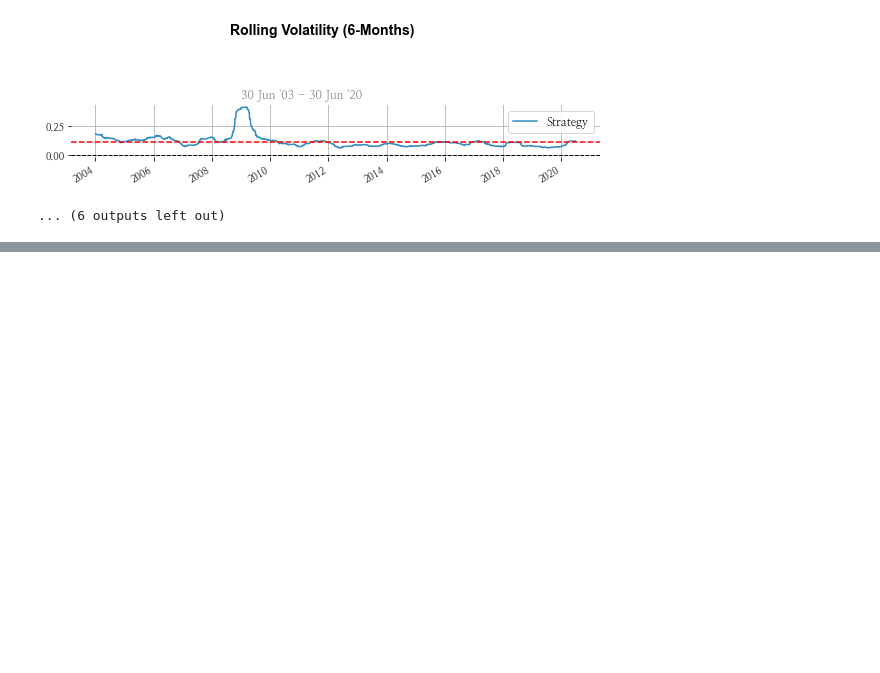
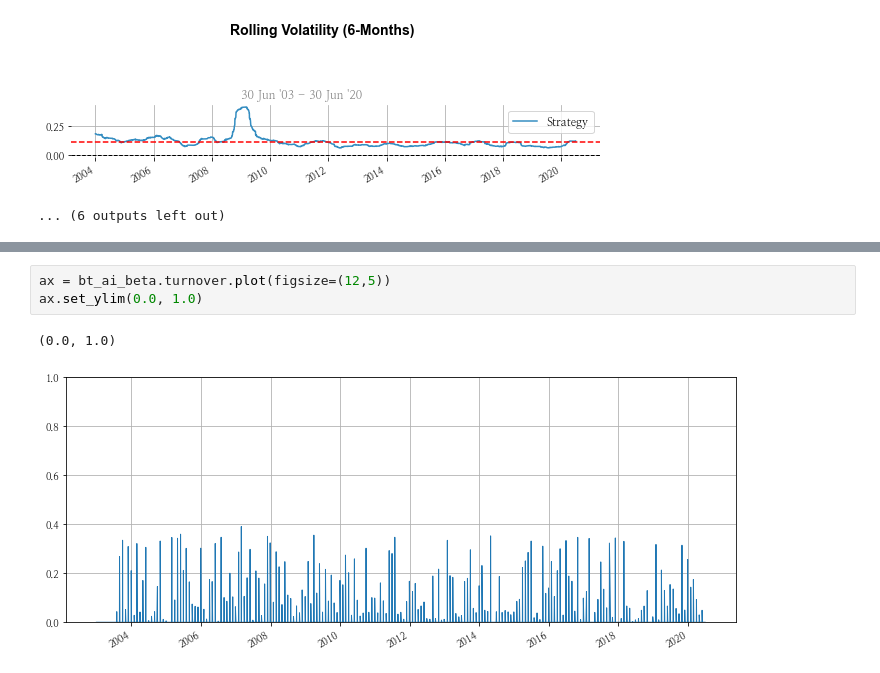
Before and after one commit to hermian/UPersAIBeta, a Jupyter notebook: 01.ai_beta_최적화.ipynb, the cells around one changed output, grey strips where cells are left out. Saved outputs shown, nothing was run; the diff lists cells and outputs as text; blank space fills up the shorter version.

```diff
--- a/01.ai_beta_최적화.ipynb
+++ b/01.ai_beta_최적화.ipynb
@@ -260,0 +285,6 @@ Strategy Visualization
+# %%
+ax = bt_ai_beta.turnover.plot(figsize=(12,5))
+ax.set_ylim(0.0, 1.0)
+# %% [output]
+(0.0, 1.0)
+[figure, added]
```
Also changed, not shown: parts of 1 cell of this notebook, 1 other file.
